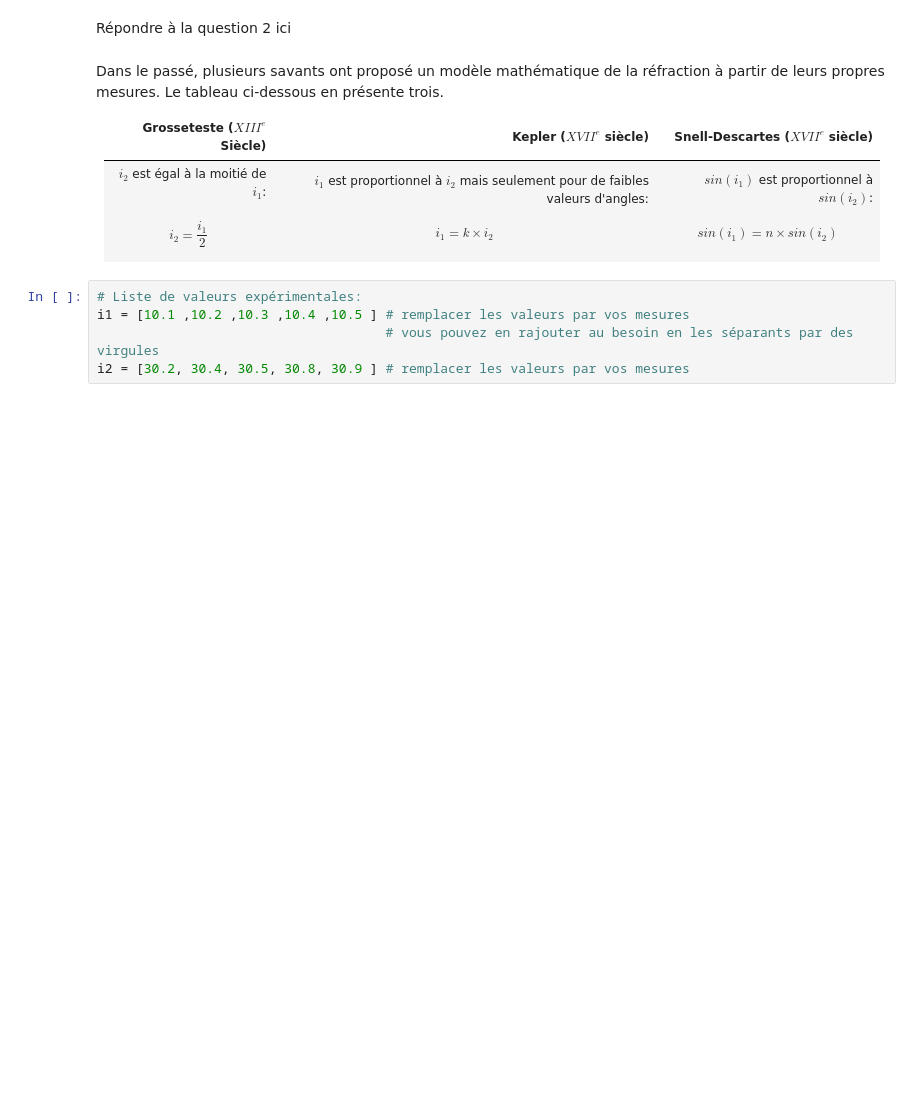
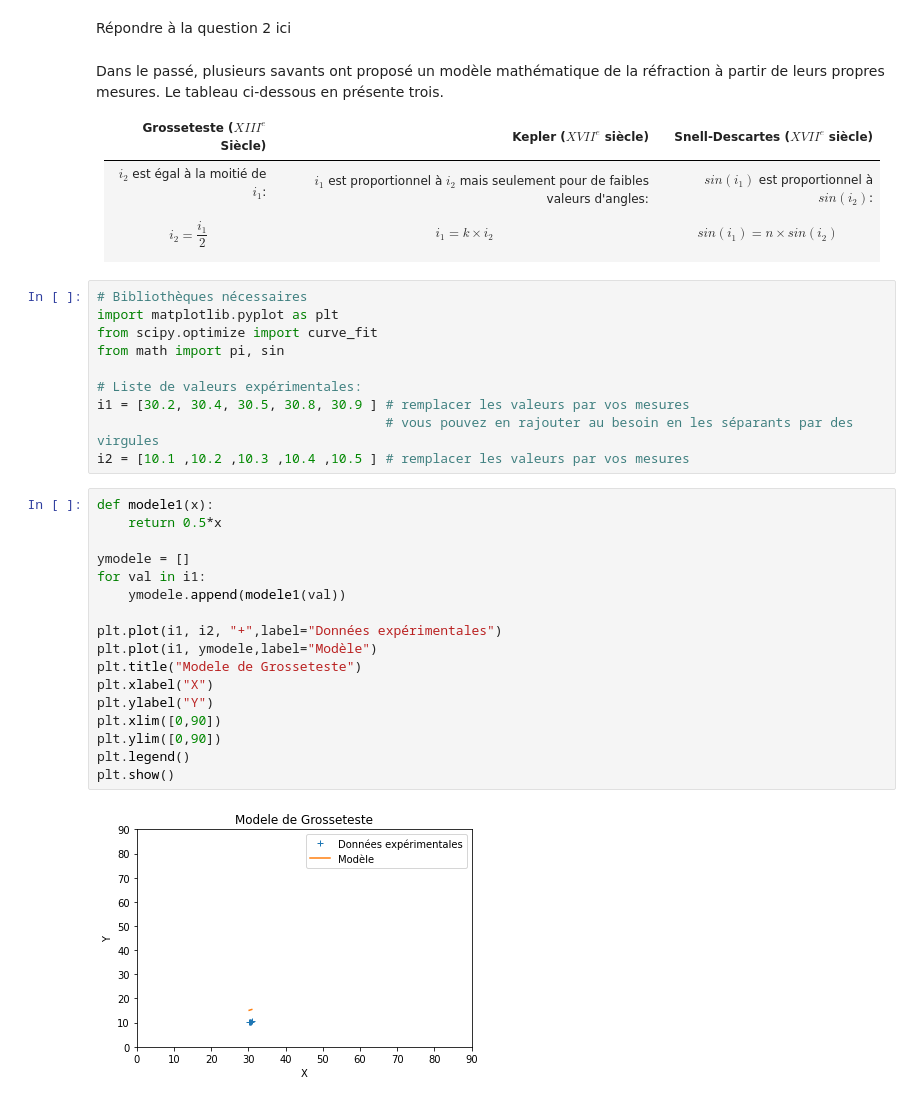
Before and after one commit to jcamponovo/formation2020, a Jupyter notebook: exploitation.ipynb, the cells around one changed output. Drawn from its saved outputs; the diff is of its cells as text; blank space fills up the shorter version.

```diff
--- a/exploitation.ipynb
+++ b/exploitation.ipynb
@@ -27,7 +28,31 @@ Dans le passé, plusieurs savants ont proposé un modèle mathématique de la r
 | :---: | :---: | :---: |
 | $i_2$ est égal à la moitié de $i_1$: $$ \ $$ $$i_2 = \frac{i_1}{2}$$ | $i_1$ est proportionnel à $i_2$ mais seulement pour de faibles valeurs d'angles: $$ \ $$ $$i_1 = k \times i_2$$ | $sin(i_1)$ est proportionnel à $sin(i_2)$: $$ \ $$ $$sin(i_1) = n \times sin(i_2)$$ |
 # %%
+# Bibliothèques nécessaires
+import matplotlib.pyplot as plt
+from scipy.optimize import curve_fit
+from math import pi, sin
+
 # Liste de valeurs expérimentales:
-i1 = [10.1 ,10.2 ,10.3 ,10.4 ,10.5 ] # remplacer les valeurs par vos mesures
+i1 = [30.2, 30.4, 30.5, 30.8, 30.9 ] # remplacer les valeurs par vos mesures
                                      # vous pouvez en rajouter au besoin en les séparants par des virgules
-i2 = [30.2, 30.4, 30.5, 30.8, 30.9 ] # remplacer les valeurs par vos mesures
+i2 = [10.1 ,10.2 ,10.3 ,10.4 ,10.5 ] # remplacer les valeurs par vos mesures
+# %%
+def modele1(x):
+    return 0.5*x
+
+ymodele = []
+for val in i1:
+    ymodele.append(modele1(val))
+
+plt.plot(i1, i2, "+",label="Données expérimentales")
+plt.plot(i1, ymodele,label="Modèle")
+plt.title("Modele de Grosseteste")
+plt.xlabel("X")
+plt.ylabel("Y")
+plt.xlim([0,90])
+plt.ylim([0,90])
+plt.legend()
+plt.show()
+# %% [output]
+[figure, added]
```
Also changed, not shown: parts of 14 cells of this notebook.
